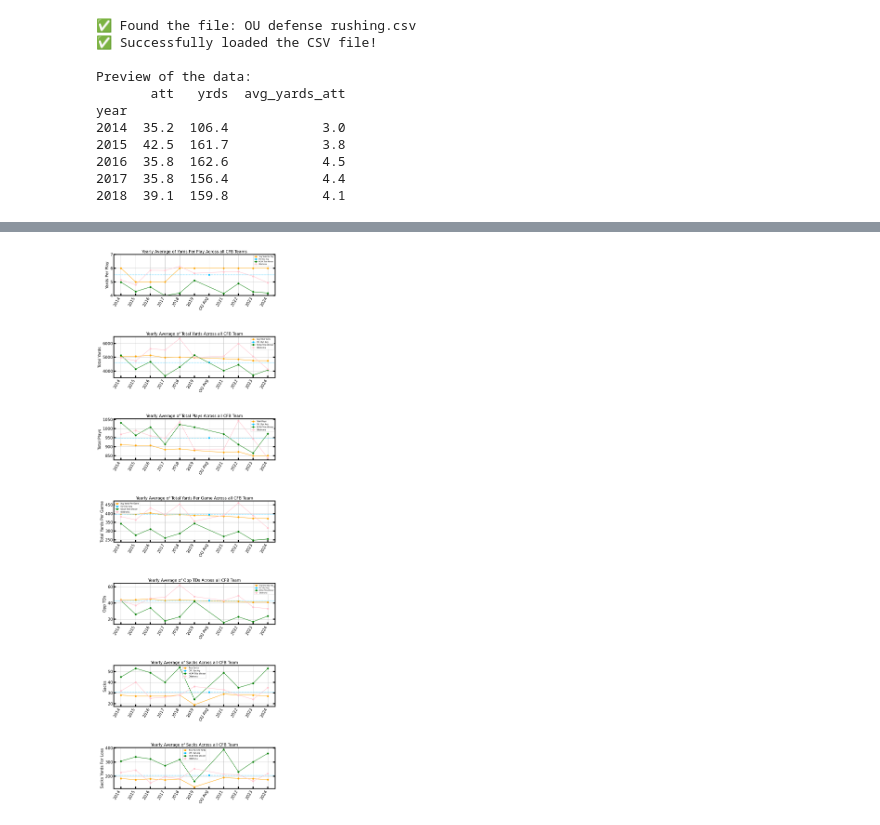
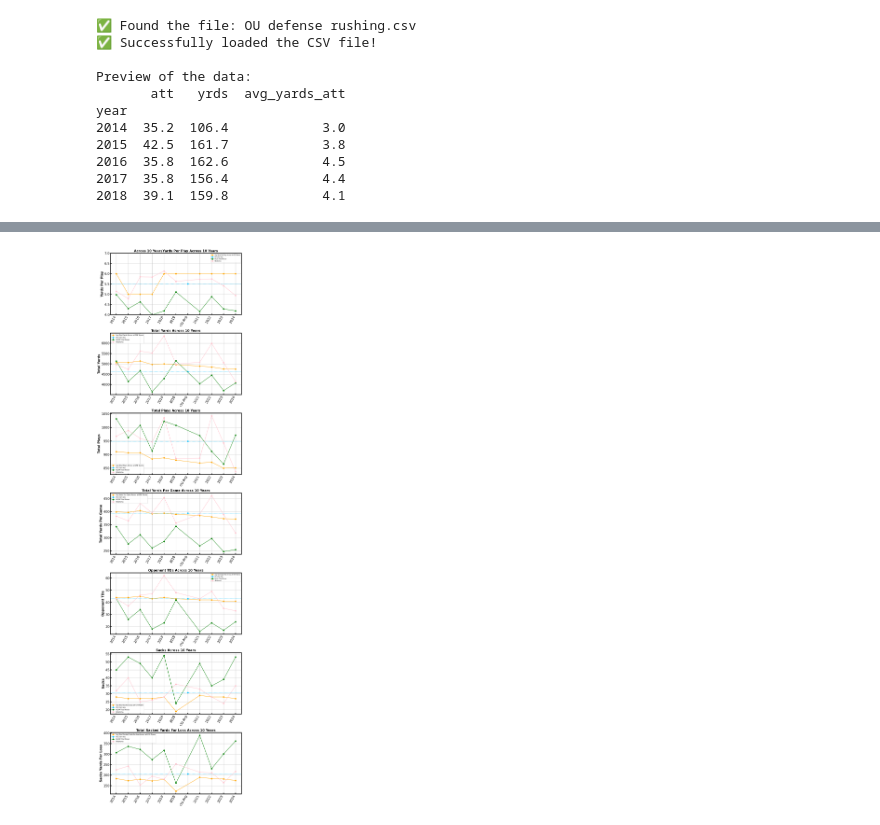
Before and after one commit to Jmo-1/Astro-Project, a Jupyter notebook: Project Code.ipynb, the cells around one changed output, grey strips where cells are left out. Saved outputs shown, nothing was run; the diff lists cells and outputs as text; code cells hidden in the pictures.

```diff
--- a/Project Code.ipynb
+++ b/Project Code.ipynb
@@ -16,16 +16,16 @@ plt.rcParams['xtick.labelsize'] = fontsize
 plt.rcParams['ytick.labelsize'] = fontsize
 plt.rcParams['xtick.direction'] = 'in'
 plt.rcParams['ytick.direction'] = 'in'
-plt.rcParams['xtick.major.size'] = 8
-plt.rcParams['ytick.major.size'] = 8
-plt.rcParams['xtick.major.width'] = 4
-plt.rcParams['ytick.major.width'] = 4
+plt.rcParams['xtick.major.size'] = 6
+plt.rcParams['ytick.major.size'] = 6
+plt.rcParams['xtick.major.width'] = 3
+plt.rcParams['ytick.major.width'] = 3
 plt.rcParams['xtick.minor.size'] = 6
 plt.rcParams['ytick.minor.size'] = 6
 plt.rcParams['xtick.minor.width'] = 2
 plt.rcParams['ytick.minor.width'] = 2
-plt.rcParams['xtick.top'] = True
-plt.rcParams['ytick.right'] = True
+#plt.rcParams['xtick.top'] = True
+#plt.rcParams['ytick.right'] = True
 plt.rcParams['axes.linewidth'] = 3
 # %%
 import pandas as pd
@@ -70,13 +78,13 @@ import matplotlib.pyplot as plt
 import pandas as pd
 
 df=pd.read_csv('Total Defense.csv')
-fig, (ax1, ax2, ax3, ax4, ax5, ax6, ax7) = plt.subplots(7, 1, figsize=(10, 30))
+fig, (ax1, ax2, ax3, ax4, ax5, ax6, ax7) = plt.subplots(7, 1, figsize=(10, 37))
 
 #--------------------------------------------------------------------------------------------------------------------------------------------------#
 
 #First graph
 
-ax1.plot(df['year'], df['yds/play'], color='orange',  marker='o', label=' Avg Yards Per Play')
+ax1.plot(df['year'], df['yds/play'], color='orange',  marker='o', label='Avg Yards Per Play Across all CFB Teams')
 
 ou_ypp_x=2020
 ou_ypp_y=5.512
@@ -95,11 +103,11 @@ ax1.plot(df['year'], natchamp, color='green', marker='o', label='NCAA Title Winn
 OUyear=np.array([5.14, 4.79, 5.85, 5.84, 6.13, 5.63, 5.73, 5.75, 5.41, 4.94])
 ax1.plot(df['year'], OUyear, color='pink', marker='o', label='Oklahoma')
 
-ax1.set_title('Yearly Average of Yards Per Play Across all CFB Teams', fontsize=15)
+ax1.set_title('Across 10 YearsYards Per Play Across 10 Years', fontsize=15, fontweight='bold')
 ax1.set_ylim(bottom=4, top=7)
-ax1.set_ylabel('Yards Per Play', fontsize=15)
+ax1.set_ylabel('Yards Per Play', fontsize=15, fontweight='bold')
 ax1.grid(True)
-ax1.tick_params(top=False, labelsize=15)
+ax1.tick_params(top=False, right=False, labelsize=15)
 ax1.legend(fontsize=6, loc='upper right')
 plt.subplots_adjust(hspace=1)
 
@@ -107,7 +115,7 @@ plt.subplots_adjust(hspace=1)
 
 #Second Plot
 
-ax2.plot(df['year'], df['yds'], marker='o', label='Avg Total Yards', color='orange')
+ax2.plot(df['year'], df['yds'], marker='o', label='Avg Total Yards Across all CFB Teams', color='orange')
 
 ou_avg_x = 2020
 ou_avg_y = 4626
@@ -125,10 +133,10 @@ ax2.plot(df['year'], natchamp, color='green', marker='o', label='NCAA Title Winn
 OUyear=np.array([4974, 4738, 5616, 5529, 6353, 4990, 5080, 5993, 5062, 4137])
 ax2.plot(df['year'], OUyear, color='pink', marker='o', label='Oklahoma')
 
-ax2.set_title('Yearly Average of Total Yards Across all CFB Team', fontsize=15)
-ax2.set_ylabel('Total Yards', fontsize=15)
+ax2.set_title('Total Yards Across 10 Years', fontsize=15, fontweight='bold')
+ax2.set_ylabel('Total Yards', fontsize=15, fontweight='bold')
 ax2.grid(True)
-ax2.tick_params(top=False, labelsize=15)
+ax2.tick_params(top=False, right=False, labelsize=15)
 ax2.legend(fontsize=7)
 plt.subplots_adjust(hspace=1)
 
@@ -136,7 +144,7 @@ plt.subplots_adjust(hspace=1)
 
 #Third graph
 
-ax3.plot(df['year'], df['plays'], marker='o', label='Total Plays', color='orange')
+ax3.plot(df['year'], df['plays'], marker='o', label='Avg Total Plays Across all CFB Teams', color='orange')
 
 ou_avg_x = 2020
 ou_avg_y = 949
@@ -154,16 +162,16 @@ ax3.plot(df['year'], natchamp, color='green', marker='o', label='NCAA Title Winn
 OUyear=np.array([968, 989, 960, 947, 1036, 886, 887, 1043, 943, 837])
 ax3.plot(df['year'], OUyear, color='pink', marker='o', label='Oklahoma')
 
-ax3.set_title('Yearly Average of Total Plays Across all CFB Team', fontsize=15)
-ax3.set_ylabel('Total Plays', fontsize=15)
+ax3.set_title('Total Plays Across 10 Years', fontsize=15, fontweight='bold')
+ax3.set_ylabel('Total Plays', fontsize=15, fontweight='bold')
 ax3.grid(True)
-ax3.tick_params(top=False, labelsize=15)
+ax3.tick_params(top=False, right=False, labelsize=15)
 ax3.legend(fontsize=7)
 #--------------------------------------------------------------------------------------------------------------------------------------------------#
 
 #Forth Plot
 
-ax4.plot(df['year'], df['ypg'], marker='o', label='Avg Yards Per Game', color='orange')
+ax4.plot(df['year'], df['ypg'], marker='o', label='Avg Yards Per Game Across all CFB Teams', color='orange')
 
 ou_avg_x = 2020
 ou_avg_y = 394
@@ -181,17 +189,17 @@ ax4.plot(df['year'], natchamp, color='green', marker='o', label='NCAA Title Winn
 OUyear=np.array([382.6, 364.5, 432, 394.9, 453.8, 356.4, 390.8, 461, 389.4, 318.2])
 ax4.plot(df['year'], OUyear, color='pink', marker='o', label='Oklahoma')
 
-ax4.set_title('Yearly Average of Total Yards Per Game Across all CFB Team', fontsize=15)
-ax4.set_ylabel('Total Yards Per Game', fontsize=15)
+ax4.set_title('Total Yards Per Game Across 10 Years', fontsize=15, fontweight='bold')
+ax4.set_ylabel('Total Yards Per Game', fontsize=15, fontweight='bold')
 ax4.grid(True)
-ax4.tick_params(top=False, labelsize=15)
+ax4.tick_params(top=False, right=False, labelsize=15)
 ax4.legend(fontsize=7)
 
 #--------------------------------------------------------------------------------------------------------------------------------------------------#
 
 #Fith Plot
 
-ax5.plot(df['year'], df['opp TDs'], marker='o', label='Avg Total Opp TDs', color='orange')
+ax5.plot(df['year'], df['opp TDs'], marker='o', label='Avg Total Opp TDs Across all CFB Teams', color='orange')
 
 ou_avg_x = 2020
 ou_avg_y = 43
@@ -209,17 +217,17 @@ ax5.plot(df['year'], natchamp, color='green', marker='o', label='NCAA Title Winn
 OUyear=np.array([43, 37, 46, 47, 62, 48, 43, 49, 35, 33])
 ax5.plot(df['year'], OUyear, color='pink', marker='o', label='Oklahoma')
 
-ax5.set_title('Yearly Average of Opp TDs Across all CFB Team', fontsize=15)
-ax5.set_ylabel('Opp TDs', fontsize=15)
+ax5.set_title('Opponent TDs Across 10 Years', fontsize=15, fontweight='bold')
+ax5.set_ylabel('Opponent TDs', fontsize=15, fontweight='bold')
 ax5.grid(True)
-ax5.tick_params(top=False, labelsize=15)
+ax5.tick_params(top=False, right=False, labelsize=15)
 ax5.legend(fontsize=6)
 
 #--------------------------------------------------------------------------------------------------------------------------------------------------#
 
 #Sixth Plot
 
-ax6.plot(df['year'], df['sacks'], marker='o', label='Total Sacks', color='orange')
+ax6.plot(df['year'], df['sacks'], marker='o', label='Avg Total Sacks Across all CFB Teams', color='orange')
 
 ou_avg_x = 2020
 ou_avg_y = 30.7
@@ -237,42 +245,42 @@ ax6.plot(df['year'], natchamp, color='green', marker='o', label='NCAA Title Winn
 OUyear=np.array([32, 40, 25, 26, 28, 36, 33, 28, 24, 35])
 ax6.plot(df['year'], OUyear, color='pink', marker='o', label='Oklahoma')
 
-ax6.set_title('Yearly Average of Sacks Across all CFB Team', fontsize=15)
-ax6.set_ylabel('Sacks', fontsize=15)
+ax6.set_title('Sacks Across 10 Years', fontsize=15, fontweight='bold')
+ax6.set_ylabel('Sacks', fontsize=15, fontweight='bold')
 ax6.grid(True)
-ax6.tick_params(top=False, labelsize=15)
+ax6.tick_params(top=False, right=False, labelsize=15)
 ax6.legend(fontsize=7)
 
 #--------------------------------------------------------------------------------------------------------------------------------------------------#
 
 #Seventh Plot
 
-ax7.plot(df['year'], df['sack yrds'], marker='o', label='Total Sacked Yards For Loss', color='orange')
+ax7.plot(df['year'], df['sack yrds'], marker='o', label='Avg Total Sacked Yards For Loss Across all CFB Teams', color='orange')
 
 ou_avg_x = 2020
 ou_avg_y = 205.9
 ax7.plot(ou_avg_x, ou_avg_y, marker='o', color='deepskyblue', label='OU 10yr Avg')
 ax7.axhline(y=ou_avg_y, linestyle='--', color='deepskyblue', linewidth=1)
 
 xticks = list(df['year']) + [ou_avg_x]
 xtick_labels = list(df['year'].astype(str)) + ['OU Avg']
 ax7.set_xticks(xticks)
 ax7.set_xticklabels(xtick_labels, rotation=60, ha='right', fontsize=9)
 
 natchamp=np.array([307, 337, 322, 274, 318, 163, 389, 231, 301, 362])
 ax7.plot(df['year'], natchamp, color='green', marker='o', label='NCAA Title Winner')
 
 OUyear=np.array([226, 243, 153, 195, 181, 253, 214, 211, 165, 218])
 ax7.plot(df['year'], OUyear, color='pink', marker='o', label='Oklahoma')
 
-ax7.set_title('Yearly Average of Total Sacked Yards For Loss Across all CFB Team', fontsize=15)
-ax7.set_ylabel('Sacks Yards For Loss', fontsize=15)
+ax7.set_title('Total Sacked Yards For Loss Across 10 Years', fontsize=15, fontweight='bold')
+ax7.set_ylabel('Sacks Yards For Loss', fontsize=15, fontweight='bold')
 ax7.grid(True)
-ax7.tick_params(top=False, labelsize=15)
+ax7.tick_params(top=False, right=False, labelsize=15)
 ax7.legend(fontsize=7)
 
 plt.tight_layout()
-plt.subplots_adjust(hspace=1)
+plt.subplots_adjust(hspace=0.3)
 plt.show()
 # %% [output]
-[figure, old version]
+[figure, new version]
```
Also changed, not shown: parts of 12 cells of this notebook.
